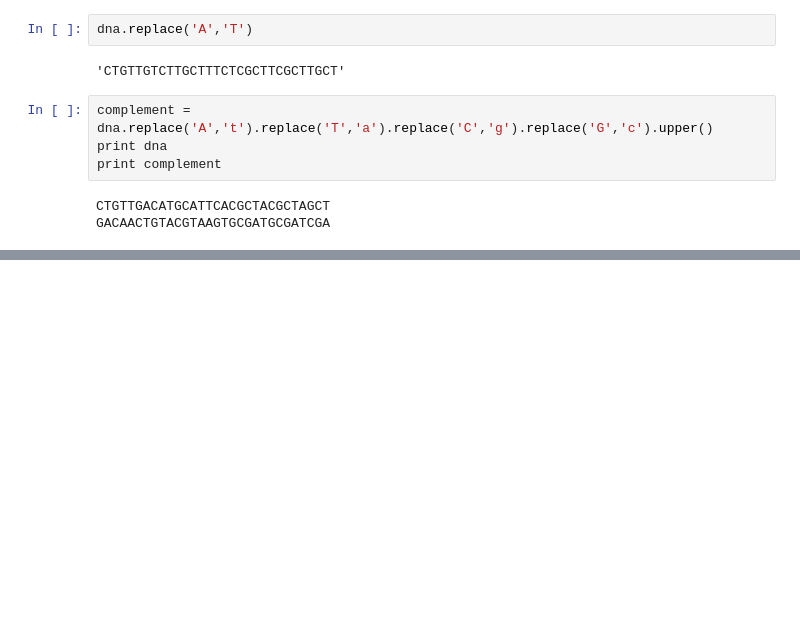
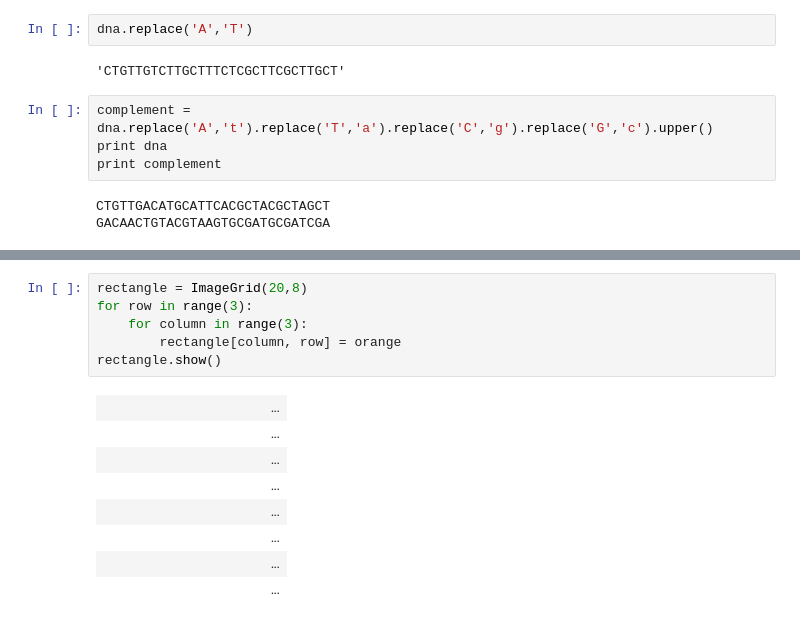
Before and after one commit to rmdickson/SWC_collab_UNB, a Jupyter notebook: Intro Python workbook.ipynb, the cells around one changed output, grey strips where cells are left out. Cells and saved outputs as stored; diff of their text form; blank space fills up the shorter version.

```diff
--- a/Intro Python workbook.ipynb
+++ b/Intro Python workbook.ipynb
@@ -106,0 +328,15 @@ GACAACTGTACGTAAGTGCGATGCGATCGA
+# %%
+rectangle = ImageGrid(20,8)
+for row in range(3):
+    for column in range(3):
+        rectangle[column, row] = orange
+rectangle.show()
+# %% [output]
+|  |  |  |  |  |  |  |  |  |  |  |  | ... |
+|  |  |  |  |  |  |  |  |  |  |  |  | ... |
+|  |  |  |  |  |  |  |  |  |  |  |  | ... |
+|  |  |  |  |  |  |  |  |  |  |  |  | ... |
+|  |  |  |  |  |  |  |  |  |  |  |  | ... |
+|  |  |  |  |  |  |  |  |  |  |  |  | ... |
+|  |  |  |  |  |  |  |  |  |  |  |  | ... |
+|  |  |  |  |  |  |  |  |  |  |  |  | ... |
```
Also changed, not shown: parts of 30 cells of this notebook.
